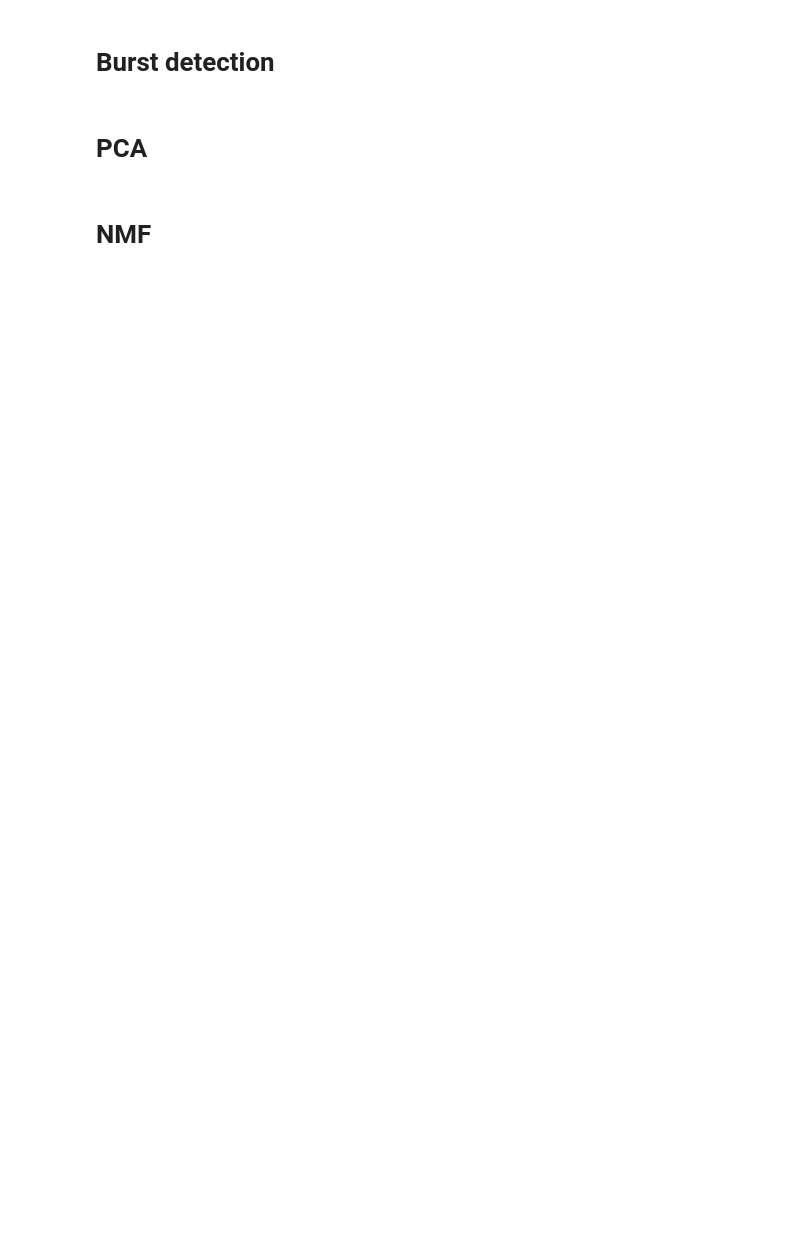
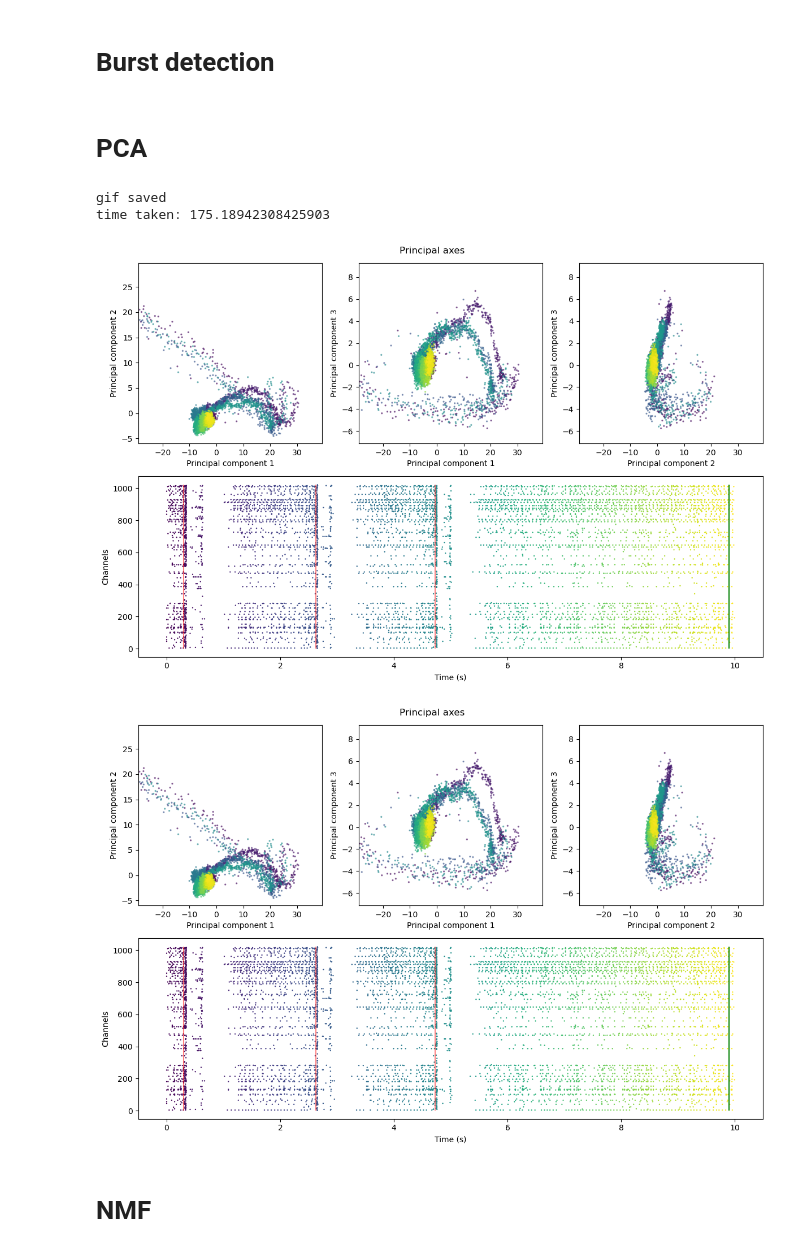
Before and after one commit to mrwun2002/MaxLab_analysis, a Jupyter notebook: pca_and_nmf.ipynb, the cells around one changed output. Saved outputs shown, nothing was run; the diff lists cells and outputs as text; code cells hidden in the pictures; blank space fills up the shorter version.

```diff
--- a/pca_and_nmf.ipynb
+++ b/pca_and_nmf.ipynb
@@ -17,7 +17,8 @@ import scipy.stats as stats
 from sklearn.decomposition import PCA, NMF
 from sklearn.preprocessing import StandardScaler, MinMaxScaler
 # %%
-filename = "batch2_20439div15.data.raw.h5"
+filestem = "20660div7"
+filename = filestem + ".data.raw.h5"
 # %%
 #mla.recording_to_npy(filename, 0, 0)
 
@@ -98,6 +99,13 @@ for i in np.arange(1, n_components + 1):
     plt.title('Principal component ' + str(i))
 plt.tight_layout()
 plt.show()
+# %%
+mla.animate_pca('div21', 0, 10, points_per_animation_frame = 62.5, reduce_memory_usage=True)
+# %% [output]
+gif saved
+time taken: 175.18942308425903
+[figure, added]
+[figure, added]
 # %%
 # %matplotlib notebook
 # fig = plt.figure(figsize = (10, 10))
```
Also changed, not shown: 3 other files.
